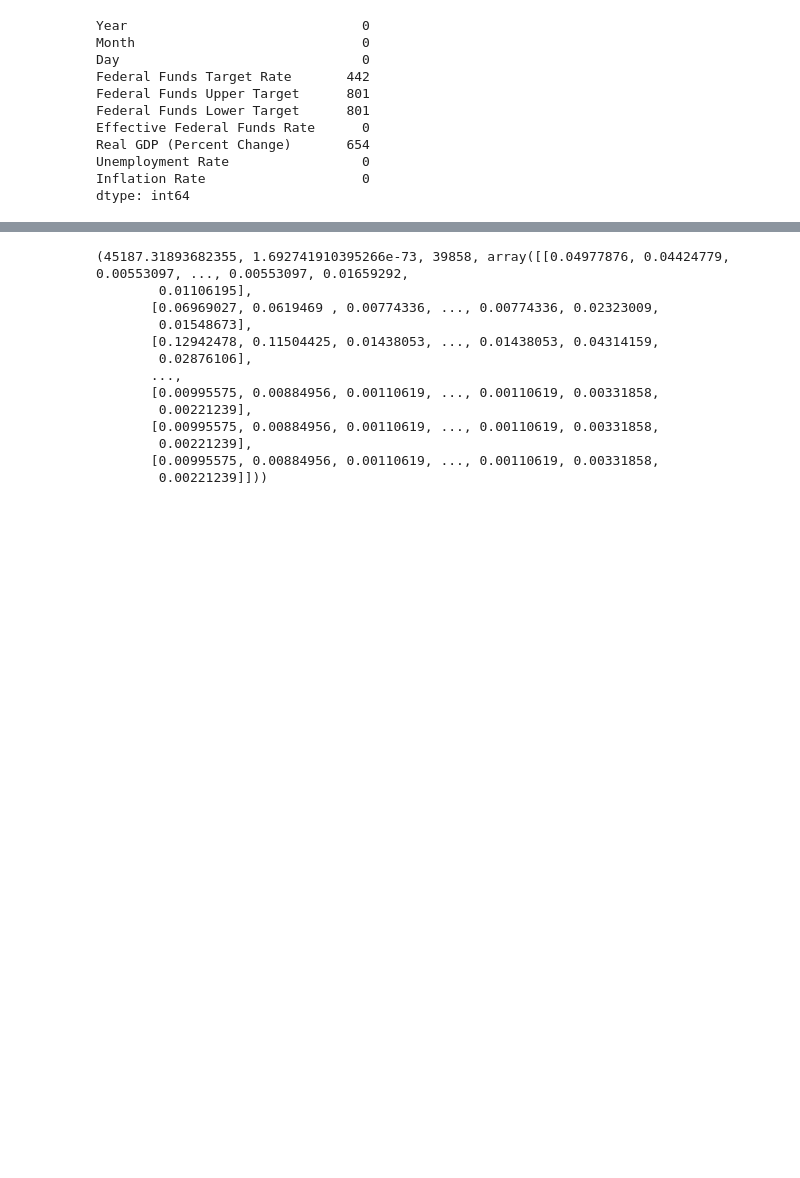
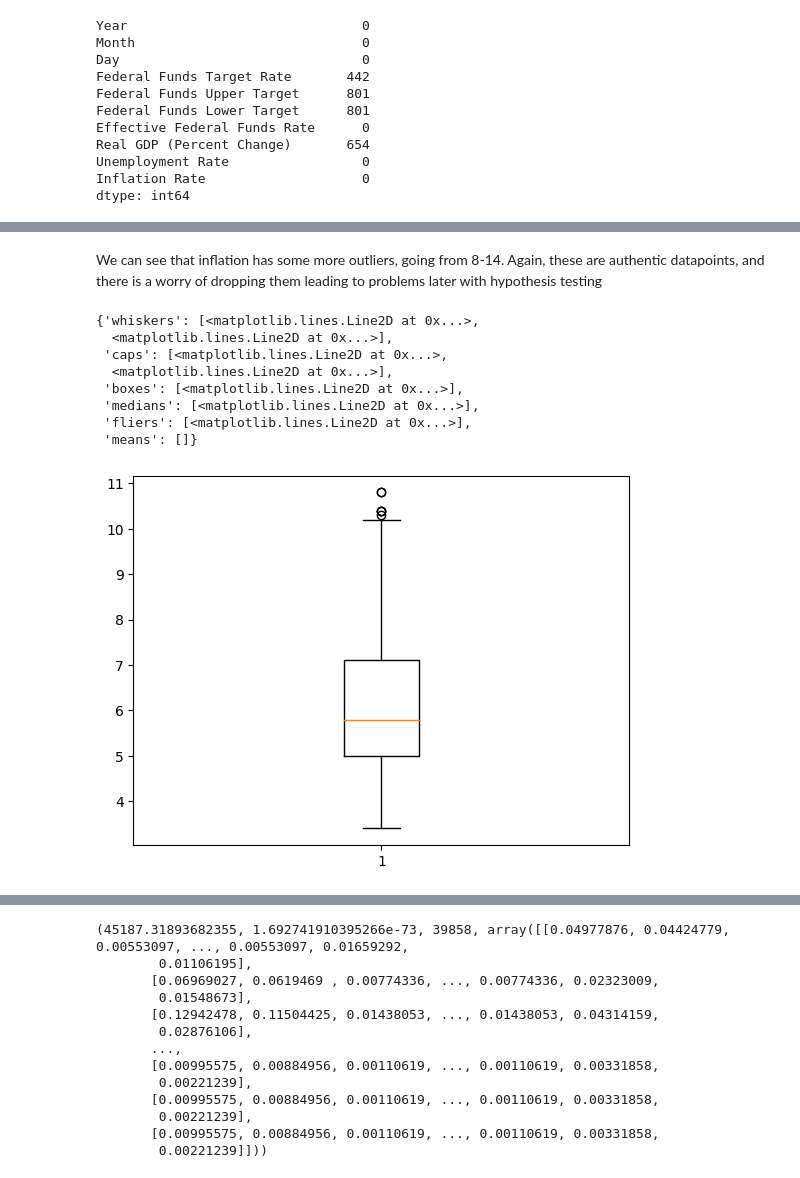
Before and after one commit to MosheKash/CMSC320FinalProject, a Jupyter notebook: Final_Project.ipynb, the cells around one changed output, grey strips where cells are left out. Drawn from its saved outputs; the diff is of its cells as text; code cells hidden in the pictures; blank space fills up the shorter version.

```diff
--- a/Final_Project.ipynb
+++ b/Final_Project.ipynb
@@ -181,0 +239,14 @@ dtype: int64
+# %% [markdown]
+We can see that inflation has some more outliers, going from 8-14. Again, these are authentic datapoints, and there is a worry of dropping them leading to problems later with hypothesis testing
+# %%
+plt.boxplot(fed_df['Unemployment Rate'])
+# %% [output]
+{'whiskers': [<matplotlib.lines.Line2D at 0x...>,
+  <matplotlib.lines.Line2D at 0x...>],
+ 'caps': [<matplotlib.lines.Line2D at 0x...>,
+  <matplotlib.lines.Line2D at 0x...>],
+ 'boxes': [<matplotlib.lines.Line2D at 0x...>],
+ 'medians': [<matplotlib.lines.Line2D at 0x...>],
+ 'fliers': [<matplotlib.lines.Line2D at 0x...>],
+ 'means': []}
+[figure, added]
```
Also changed, not shown: parts of 65 cells of this notebook.
